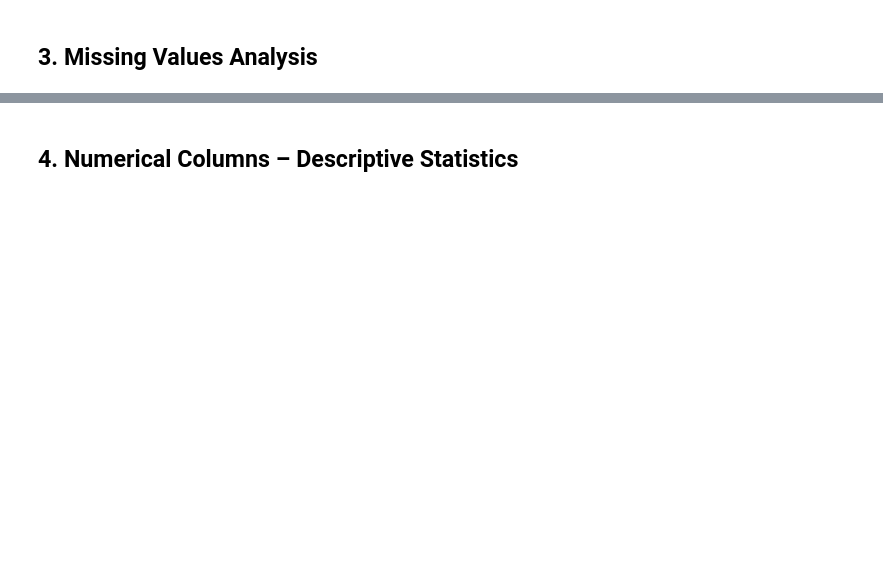
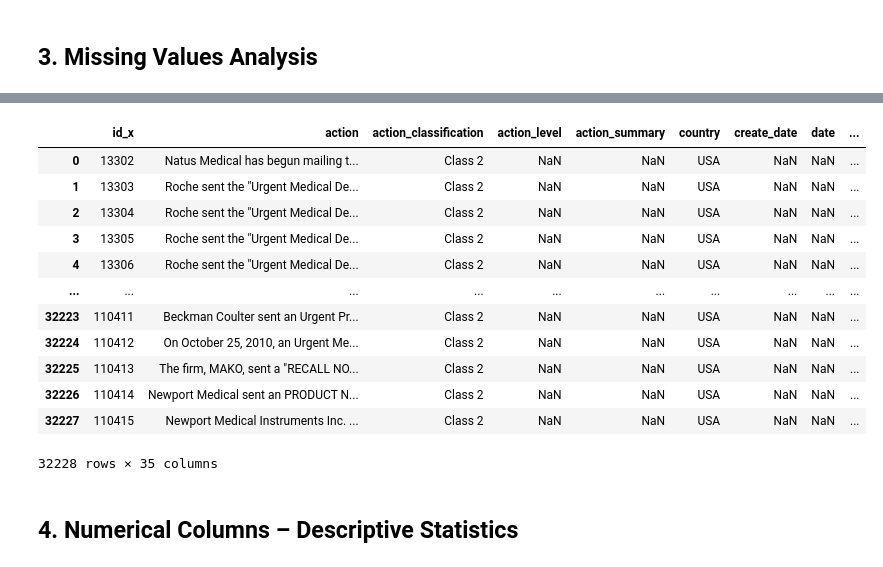
Before and after one commit to Arizael000/faulty-mdevices, a Jupyter notebook: notebooks/sect2/00_preliminary_eda.ipynb, the cells around one changed output, grey strips where cells are left out. Cells and saved outputs as stored; diff of their text form; code cells hidden in the pictures; blank space fills up the shorter version.

```diff
--- a/notebooks/sect2/00_preliminary_eda.ipynb
+++ b/notebooks/sect2/00_preliminary_eda.ipynb
@@ -92,0 +377,2 @@ else:
+# %%
+merged_df = columnsDroped.merge(df2, left_on='device_id', right_on='id', how='inner')
@@ -93,3 +383,19 @@ else:
+# %%
+merged_df
+# %% [output]
+|  | id_x | action | action_classification | action_level | action_summary | country | create_date | date | ... |
+| 0 | 13302 | Natus Medical has begun mailing t... | Class 2 | NaN | NaN | USA | NaN | NaN | ... |
+| 1 | 13303 | Roche sent the "Urgent Medical De... | Class 2 | NaN | NaN | USA | NaN | NaN | ... |
+| 2 | 13304 | Roche sent the "Urgent Medical De... | Class 2 | NaN | NaN | USA | NaN | NaN | ... |
+| 3 | 13305 | Roche sent the "Urgent Medical De... | Class 2 | NaN | NaN | USA | NaN | NaN | ... |
+| 4 | 13306 | Roche sent the "Urgent Medical De... | Class 2 | NaN | NaN | USA | NaN | NaN | ... |
+| ... | ... | ... | ... | ... | ... | ... | ... | ... | ... |
+| 32223 | 110411 | Beckman Coulter sent an Urgent Pr... | Class 2 | NaN | NaN | USA | NaN | NaN | ... |
+| 32224 | 110412 | On October 25, 2010, an Urgent Me... | Class 2 | NaN | NaN | USA | NaN | NaN | ... |
+| 32225 | 110413 | The firm, MAKO, sent a "RECALL NO... | Class 2 | NaN | NaN | USA | NaN | NaN | ... |
+| 32226 | 110414 | Newport Medical sent an PRODUCT N... | Class 2 | NaN | NaN | USA | NaN | NaN | ... |
+| 32227 | 110415 | Newport Medical Instruments Inc. ... | Class 2 | NaN | NaN | USA | NaN | NaN | ... |
+32228 rows × 35 columns
 # %% [markdown]
 ## 4. Numerical Columns – Descriptive Statistics
 # %%
```
Also changed, not shown: parts of 40 cells of this notebook, 7 other files.
